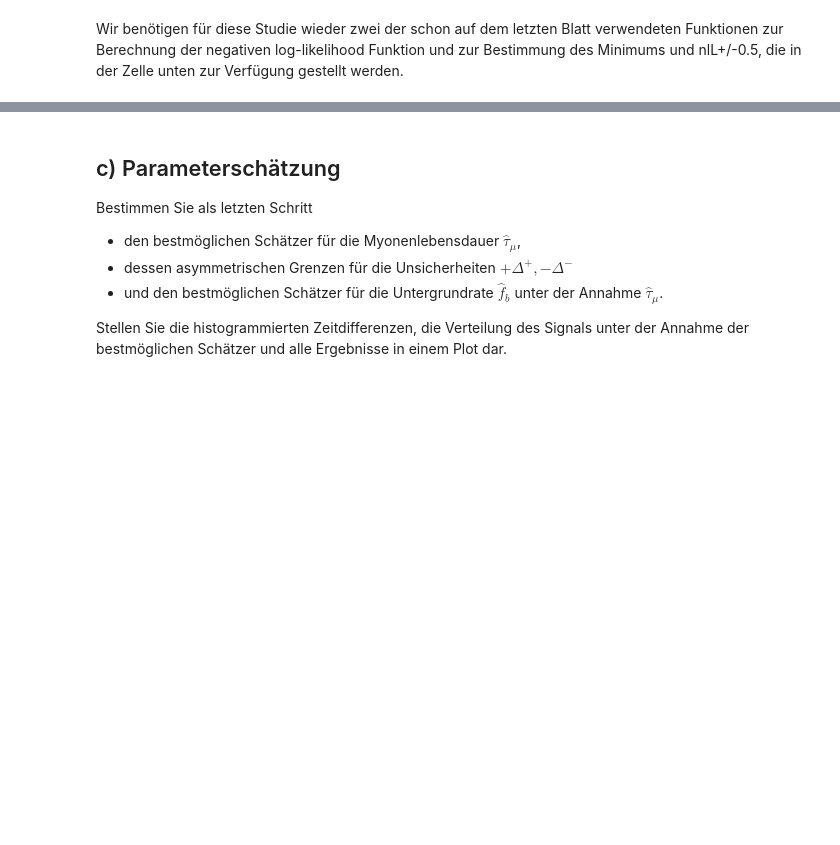
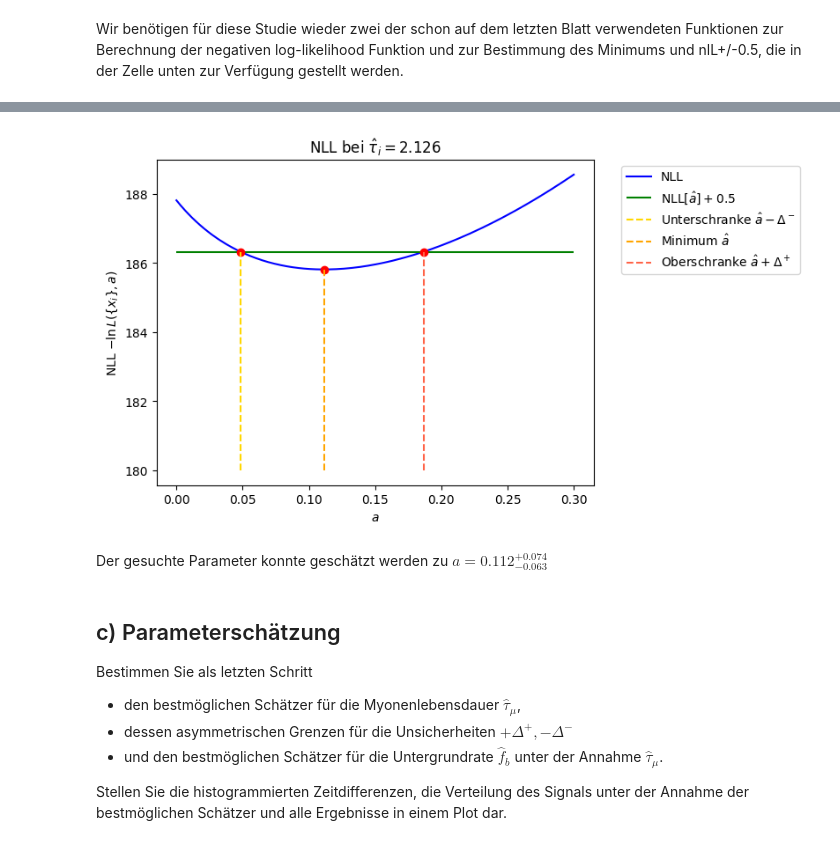
Before and after one commit to AlFa-Tier/Uni_codes, a Jupyter notebook: Stat. Datenauswertung/AufgabenBlätter/Blatt04/Blatt04.ipynb, the cells around one changed output, grey strips where cells are left out. Drawn from its saved outputs; the diff is of its cells as text; code cells hidden in the pictures; blank space fills up the shorter version.

```diff
--- a/Stat. Datenauswertung/AufgabenBlätter/Blatt04/Blatt04.ipynb
+++ b/Stat. Datenauswertung/AufgabenBlätter/Blatt04/Blatt04.ipynb
@@ -144,14 +155,76 @@ $\tau_{\mu}$ im Intervall zwischen $1.5\,\mu$s und $2.9\,\mu$s. Minimieren Sie f
 Stellen Sie die Profile Likelihood geeignet dar. Zeichnen Sie ebenfalls die Linie ein, die die Abschätzung des $1\sigma$-Konfidenzintervalls zeigt.
+# %%
+def find_iintervalls(nlLH, par):
+	"""
+    Find the best estimate and the confidence intervall.
+    :param nlLH: Array der negativen Log-Likelihood-Werte
+    :param par: Array der Parameterwerte
+    :return: Schätzwert (a_best) und unsymmetrische Unsicherheiten (Delta- und Delta+)
+    """
+	idx_min = np.argmin(nlLH)
+	a_best = par[idx_min]
+	nll_min = nlLH[idx_min]
+	delta_nll = 0.5
+
+	# Left boundry
+	a_left = par[np.where(nlLH[:idx_min] >= nll_min + delta_nll)[0][-1]]
+
+	# Right boundry
+	a_right = par[np.where(nlLH[idx_min:] >= nll_min + delta_nll)[0][0] + idx_min]
+
+	return a_best, a_left, a_right
 # %%
 # --> to do:  Erzeugen der Profile-Likelihood für den Parameter tau,
 #   d.h. für verschiedene Werte von tau wird das Minimum bzl. des Parameters fb gesucht
 #
 #  falls Sie keine eigene Implementerierung vorsehen, können Sie die oben angegebenen
 # Funktion NLL() zur Berechnung der Likelihood für einen Array von fbkg-Werten mutzen
 
 # -> Arrays von Werten für tau und fb erzeugen
 # -> Array mit Werten der Profle-Likelihood für die tau-Werte erzeugen
 # -> Profile-Likelihood grafisch darstellen
+
+tau = np.linspace(1.5, 2.9, 200)
+fb = np.linspace(0,0.3, 200)
+NLLs = np.zeros((len(tau),len(fb)))
+
+for i in range(len(tau)):
+	NLLs[i] = nll(data, fb, decaypdf, tau[i])
+
+minimum = np.argmin(NLLs)
+min_NLL, min_pos = np.unravel_index(minimum, NLLs.shape)
+
+plt.plot(fb, NLLs[min_NLL], 'b-', label='NLL')
+plt.xlabel('a')
+plt.ylabel(r'NLL')
+plt.title(rf'NLL bei $\hat{{\tau}}_{{i}} = {tau[min_NLL]:.03f}$')
+
+dotsx = find_iintervalls(NLLs[min_NLL], fb)
+
+dots_x = [dotsx[1], dotsx[0], dotsx[2]]
+dots_y = [NLLs[min_NLL][min_pos]+0.5, NLLs[min_NLL][min_pos], NLLs[min_NLL][min_pos]+0.5]
+
+plt.hlines(NLLs[min_NLL][min_pos]+0.5, 0, 0.3, color='green', label=r'NLL$[\hat{a}]+0.5$')
+plt.plot(dots_x, dots_y, 'ro')
+
+colors = ['gold', 'orange', 'tomato']
+labels = [r'Unterschranke $\hat{a}-\Delta^-$', r'Minimum $\hat{a}$', r'Oberschranke $\hat{a}+\Delta^+$']
+for i in range(3):
+    plt.vlines(dots_x[i], 180, dots_y[i], linestyle='dashed', color=colors[i], label=labels[i])
+
+# plt.ylim(185, 187)
+# plt.xlim(0,0.2)
+plt.xlabel(r'$a$')
+plt.ylabel(r'NLL $-\ln L\left(\left\{x_i\right\},a\right)$')
+plt.legend(bbox_to_anchor=(1.05, 1), loc='upper left')
+plt.show()
+
+
+a_best, a_left, a_right = find_estimator(NLLs[min_NLL],fb)
+display(Markdown(f'Der gesuchte Parameter konnte geschätzt werden zu $a = {a_best:.3f}^{{+{a_right:.3f}}}_{{-{a_left:.3f}}}$'))
+# %% [output]
+[figure, added]
+Der gesuchte Parameter konnte geschätzt werden zu $a = 0.112^{+0.074}_{-0.063}$
 # %% [markdown]
 ## c) Parameterschätzung
 
```
Also changed, not shown: parts of 11 cells of this notebook, 10 other files.
